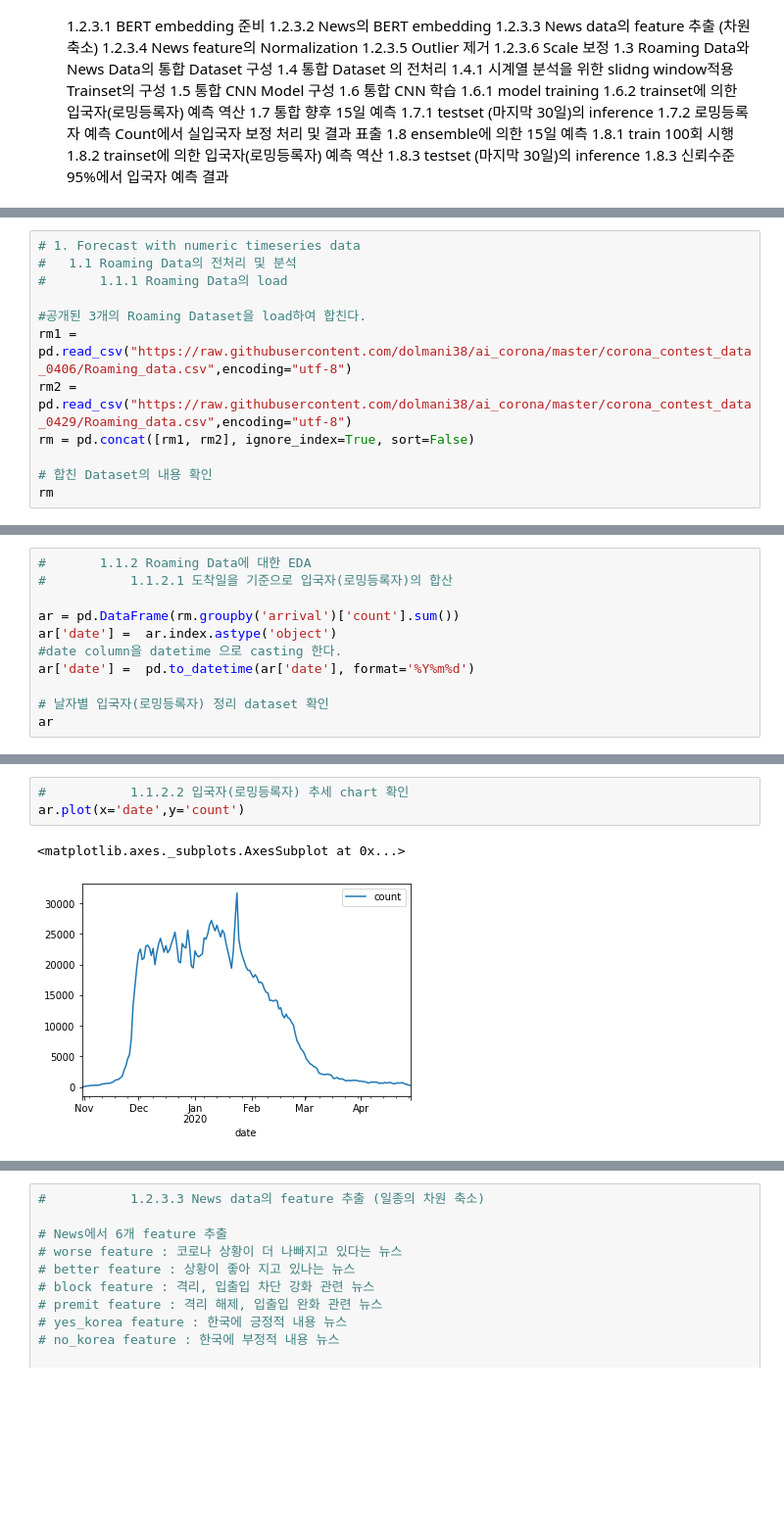
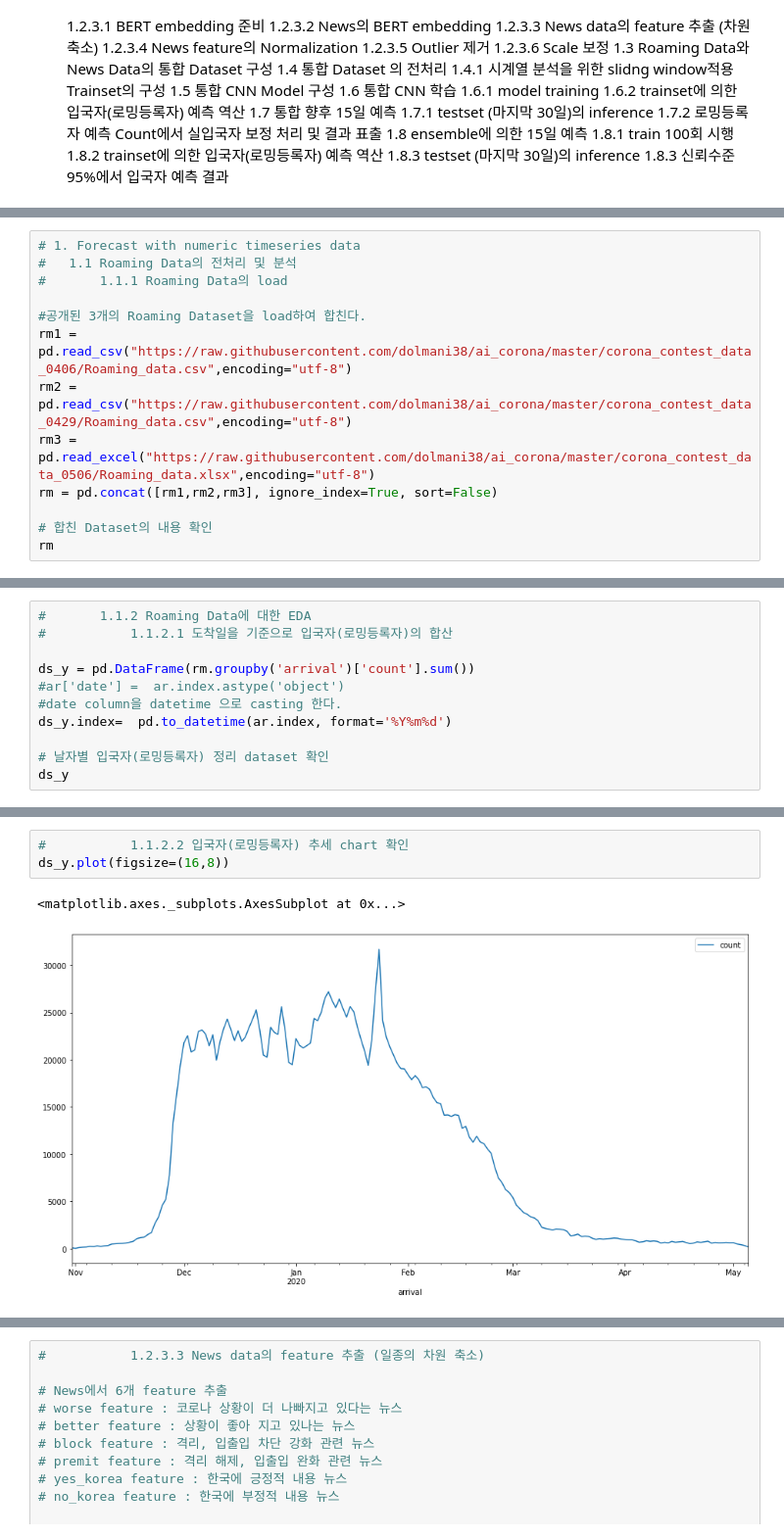
Before and after one commit to dolmani38/ai_corona, a Jupyter notebook: analysis_corona_0507.ipynb, the cells around one changed output, grey strips where cells are left out. Shown at 98% size. Drawn from its saved outputs; the diff is of its cells as text; blank space fills up the shorter version.

```diff
--- a/analysis_corona_0507.ipynb
+++ b/analysis_corona_0507.ipynb
@@ -141,7 +149,8 @@ Using TensorFlow backend.
 #공개된 3개의 Roaming Dataset을 load하여 합친다.
 rm1 = pd.read_csv("https://raw.githubusercontent.com/dolmani38/ai_corona/master/corona_contest_data_0406/Roaming_data.csv",encoding="utf-8")
 rm2 = pd.read_csv("https://raw.githubusercontent.com/dolmani38/ai_corona/master/corona_contest_data_0429/Roaming_data.csv",encoding="utf-8")
-rm = pd.concat([rm1, rm2], ignore_index=True, sort=False)
+rm3 = pd.read_excel("https://raw.githubusercontent.com/dolmani38/ai_corona/master/corona_contest_data_0506/Roaming_data.xlsx",encoding="utf-8")
+rm = pd.concat([rm1,rm2,rm3], ignore_index=True, sort=False)
 
 # 합친 Dataset의 내용 확인
 rm
@@ -163,11 +172,11 @@ rm
 # 		1.1.2 Roaming Data에 대한 EDA
 # 			1.1.2.1 도착일을 기준으로 입국자(로밍등록자)의 합산
 
-ar = pd.DataFrame(rm.groupby('arrival')['count'].sum())
-ar['date'] =  ar.index.astype('object')
+ds_y = pd.DataFrame(rm.groupby('arrival')['count'].sum())
+#ar['date'] =  ar.index.astype('object')
 #date column을 datetime 으로 casting 한다.
-ar['date'] =  pd.to_datetime(ar['date'], format='%Y%m%d')
+ds_y.index=  pd.to_datetime(ar.index, format='%Y%m%d')
 
 # 날자별 입국자(로밍등록자) 정리 dataset 확인
-ar
+ds_y
 # %% [output]
@@ -188,9 +197,9 @@ ar
 # %%
 # 			1.1.2.2 입국자(로밍등록자) 추세 chart 확인
-ar.plot(x='date',y='count')
+ds_y.plot(figsize=(16,8))
 # %% [output]
 <matplotlib.axes._subplots.AxesSubplot at 0x...>
-[figure, old version]
+[figure, new version]
 # %%
 # 		1.1.3 Roaming Data의 전처리
 # 			1.1.3.1 iso 별로 재배열
```
Also changed, not shown: parts of 28 cells of this notebook.
